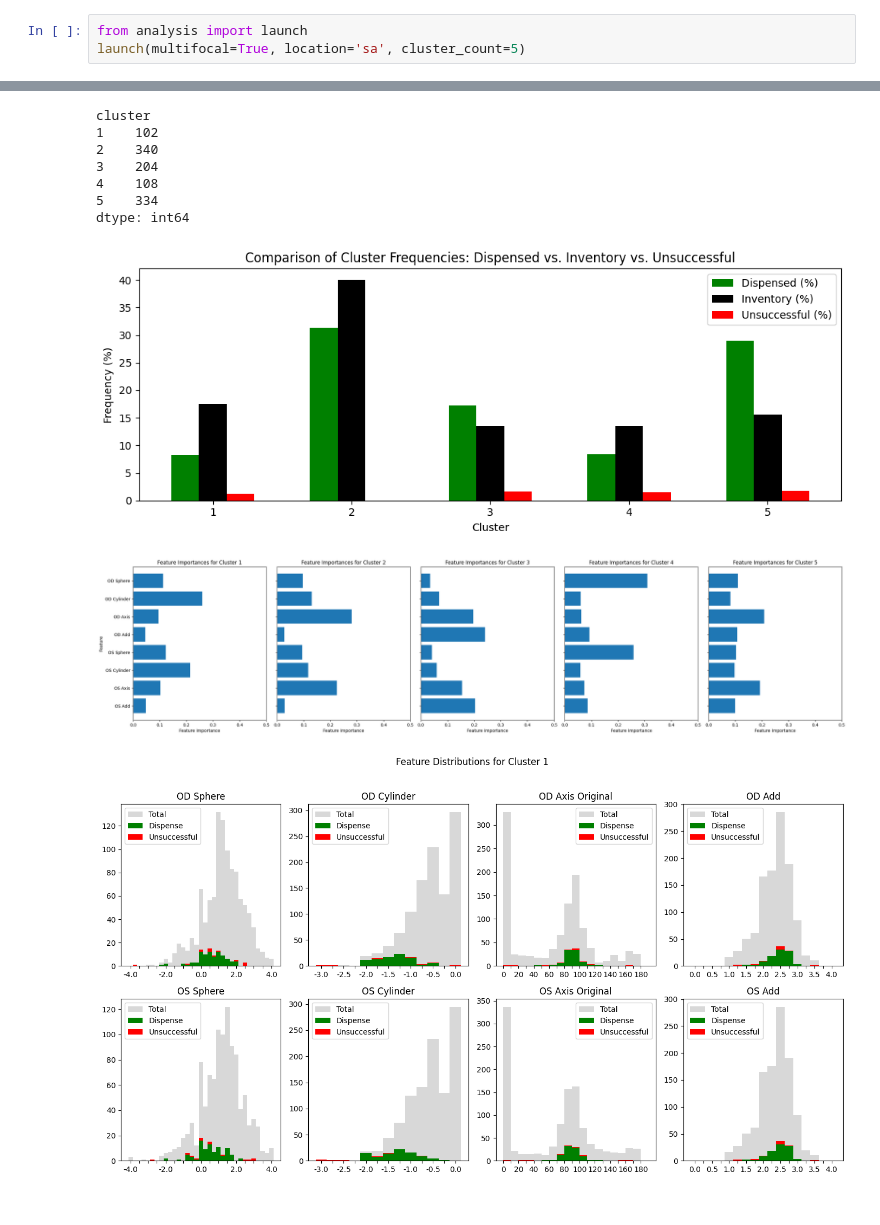
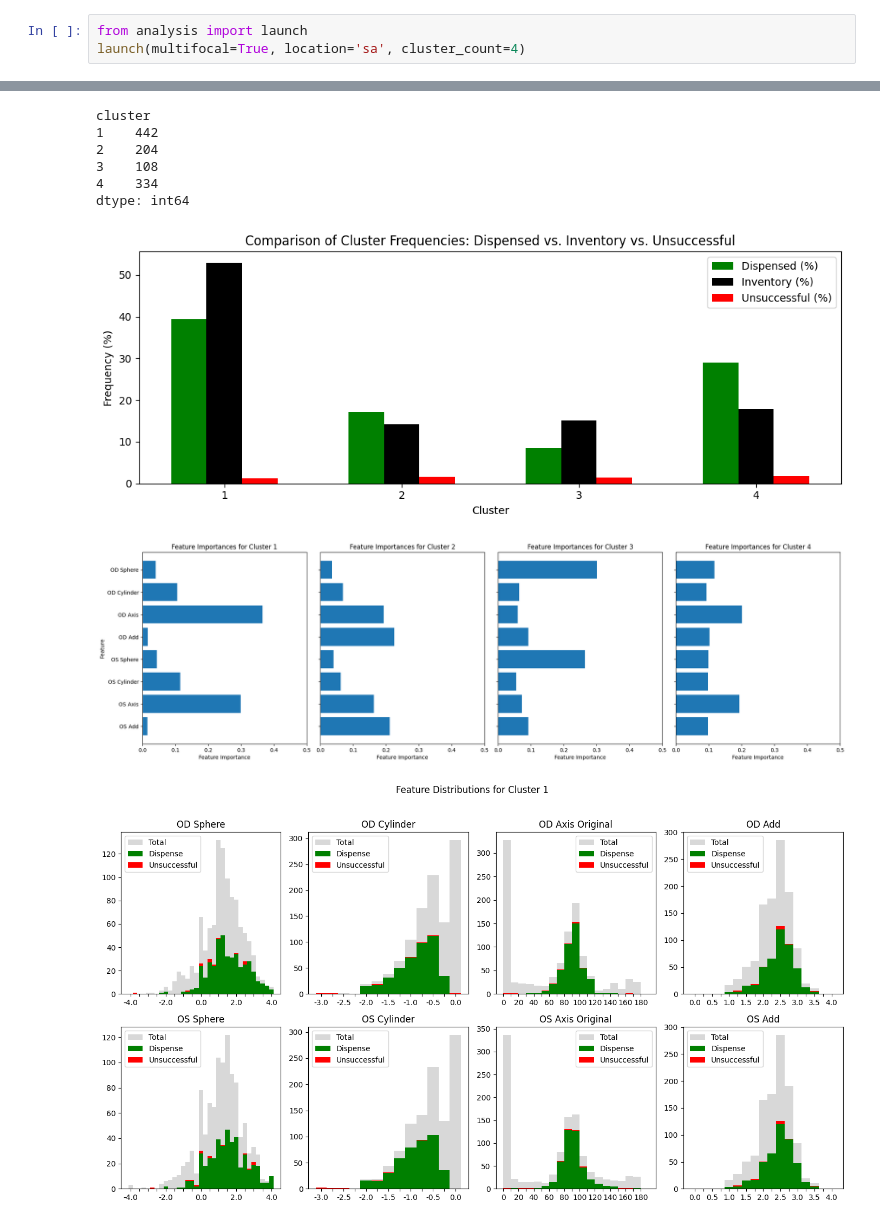
Before and after one commit to reims2/data-analysis, a Jupyter notebook: analysis.ipynb, the cells around one changed output, grey strips where cells are left out. Saved outputs shown, nothing was run; the diff lists cells and outputs as text.

Commit message:
add figs save, less clusters

```diff
--- a/analysis.ipynb
+++ b/analysis.ipynb
@@ -42,7 +42,7 @@ dtype: int64
 [figure]
 # %%
 from analysis import launch
-launch(multifocal=True, location='sa', cluster_count=5)
+launch(multifocal=True, location='sa', cluster_count=4)
 # %% [output]
 Analyzing sa data for multifocal glasses.
 1023 dispensed glasses loaded.
@@ -51,10 +51,9 @@ Analyzing sa data for multifocal glasses.
 cluster
-1    102
-2    340
-3    204
-4    108
-5    334
+1    442
+2    204
+3    108
+4    334
 dtype: int64
-[figure, old version]
+[figure, new version]
-[figure, old version]
+[figure, new version]
-[figure, old version]
+[figure, new version]
```
Also changed, not shown: parts of 4 cells of this notebook, 2 other files.
